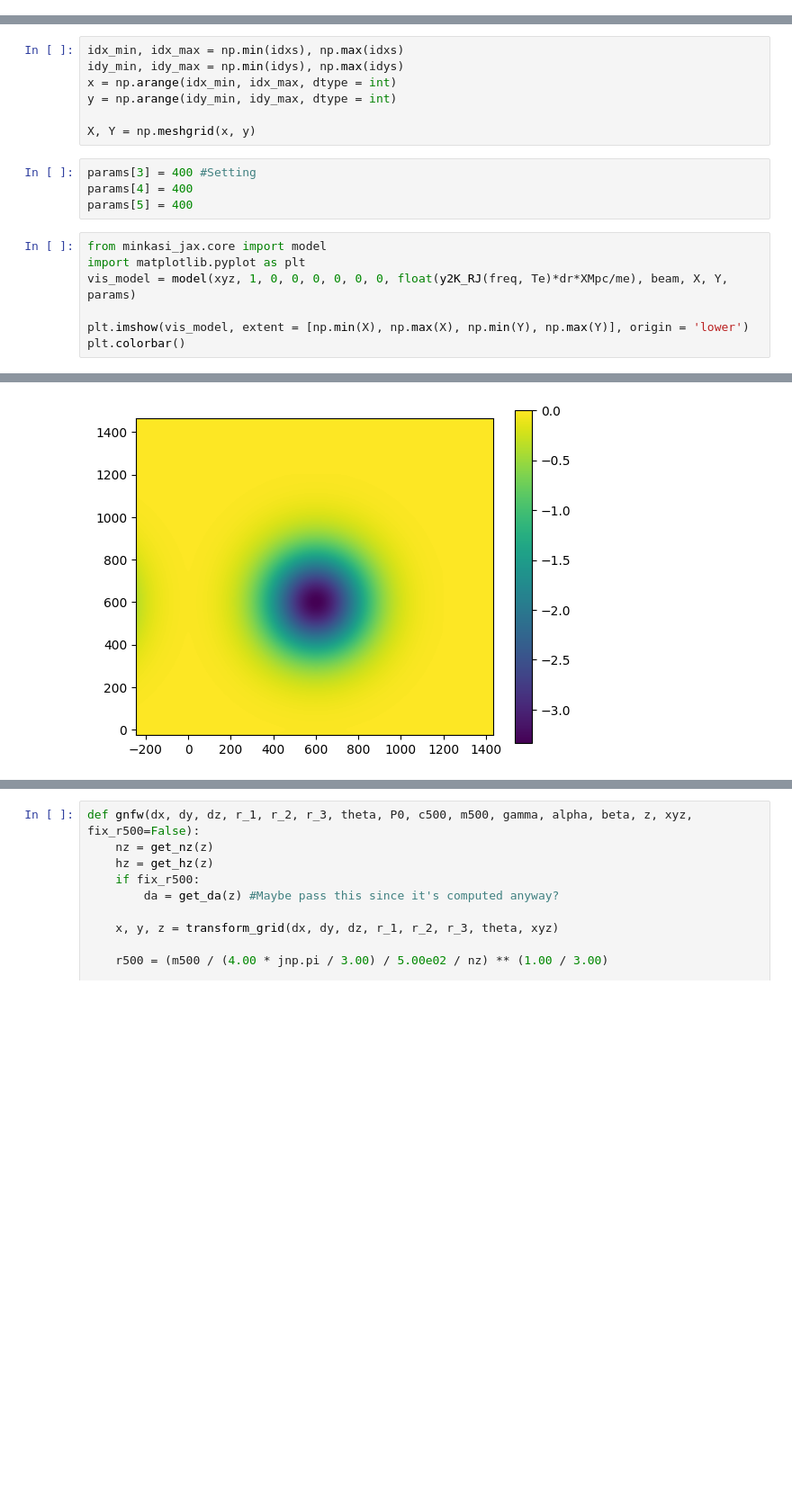
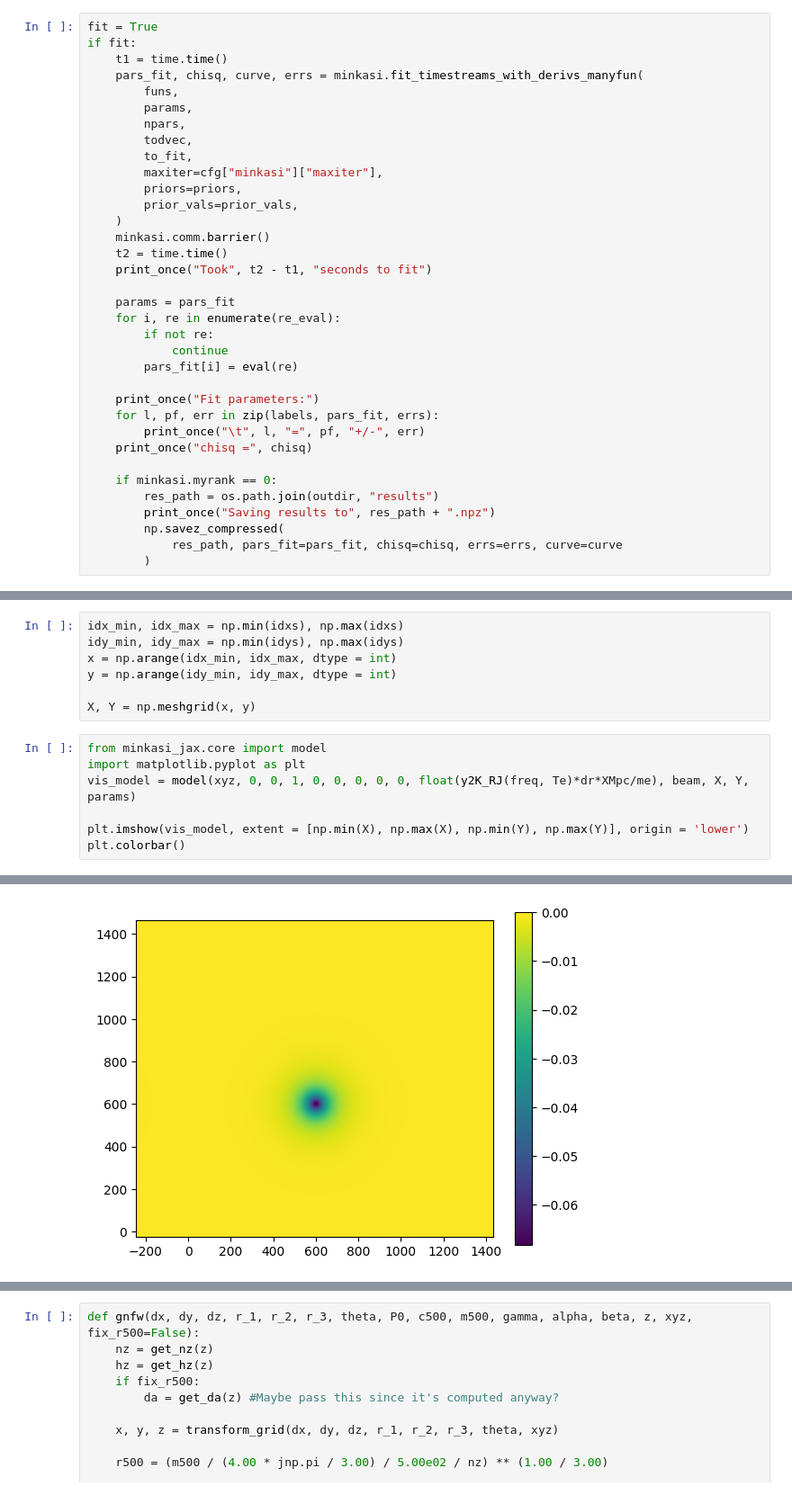
Before and after one commit to MUSTANG-SZ/WITCH, a Jupyter notebook: scratch/r500_checker.ipynb, the cells around one changed output, grey strips where cells are left out. Shown: that part at 90% size. Cells and saved outputs as stored; diff of their text form; blank space fills up the shorter version.

```diff
--- a/scratch/r500_checker.ipynb
+++ b/scratch/r500_checker.ipynb
@@ -250,3 +269,38 @@ got svd
+# %%
+fit = True
+if fit:
+    t1 = time.time()
+    pars_fit, chisq, curve, errs = minkasi.fit_timestreams_with_derivs_manyfun(
+        funs,
+        params,
+        npars,
+        todvec,
+        to_fit,
+        maxiter=cfg["minkasi"]["maxiter"],
+        priors=priors,
+        prior_vals=prior_vals,
+    )
+    minkasi.comm.barrier()
+    t2 = time.time()
+    print_once("Took", t2 - t1, "seconds to fit")
+
+    params = pars_fit
+    for i, re in enumerate(re_eval):
+        if not re:
+            continue
+        pars_fit[i] = eval(re)
+
+    print_once("Fit parameters:")
+    for l, pf, err in zip(labels, pars_fit, errs):
+        print_once("\t", l, "=", pf, "+/-", err)
+    print_once("chisq =", chisq)
+
+    if minkasi.myrank == 0:
+        res_path = os.path.join(outdir, "results")
+        print_once("Saving results to", res_path + ".npz")
+        np.savez_compressed(
+            res_path, pars_fit=pars_fit, chisq=chisq, errs=errs, curve=curve
+        )
 # %%
 idxs = np.array([])
 idys = np.array([])
@@ -289,17 +325,13 @@ x = np.arange(idx_min, idx_max, dtype = int)
 y = np.arange(idy_min, idy_max, dtype = int)
 
 X, Y = np.meshgrid(x, y)
-# %%
-params[3] = 400 #Setting
-params[4] = 400
-params[5] = 400
 # %%
 from minkasi_jax.core import model
 import matplotlib.pyplot as plt
-vis_model = model(xyz, 1, 0, 0, 0, 0, 0, 0, float(y2K_RJ(freq, Te)*dr*XMpc/me), beam, X, Y, params)
+vis_model = model(xyz, 0, 0, 1, 0, 0, 0, 0, 0, float(y2K_RJ(freq, Te)*dr*XMpc/me), beam, X, Y, params)
 
 plt.imshow(vis_model, extent = [np.min(X), np.max(X), np.min(Y), np.max(Y)], origin = 'lower')
 plt.colorbar()
 # %% [output]
 <matplotlib.colorbar.Colorbar at 0x...>
-[figure, old version]
+[figure, new version]
```
Also changed, not shown: parts of 8 cells of this notebook, 3 other files.
